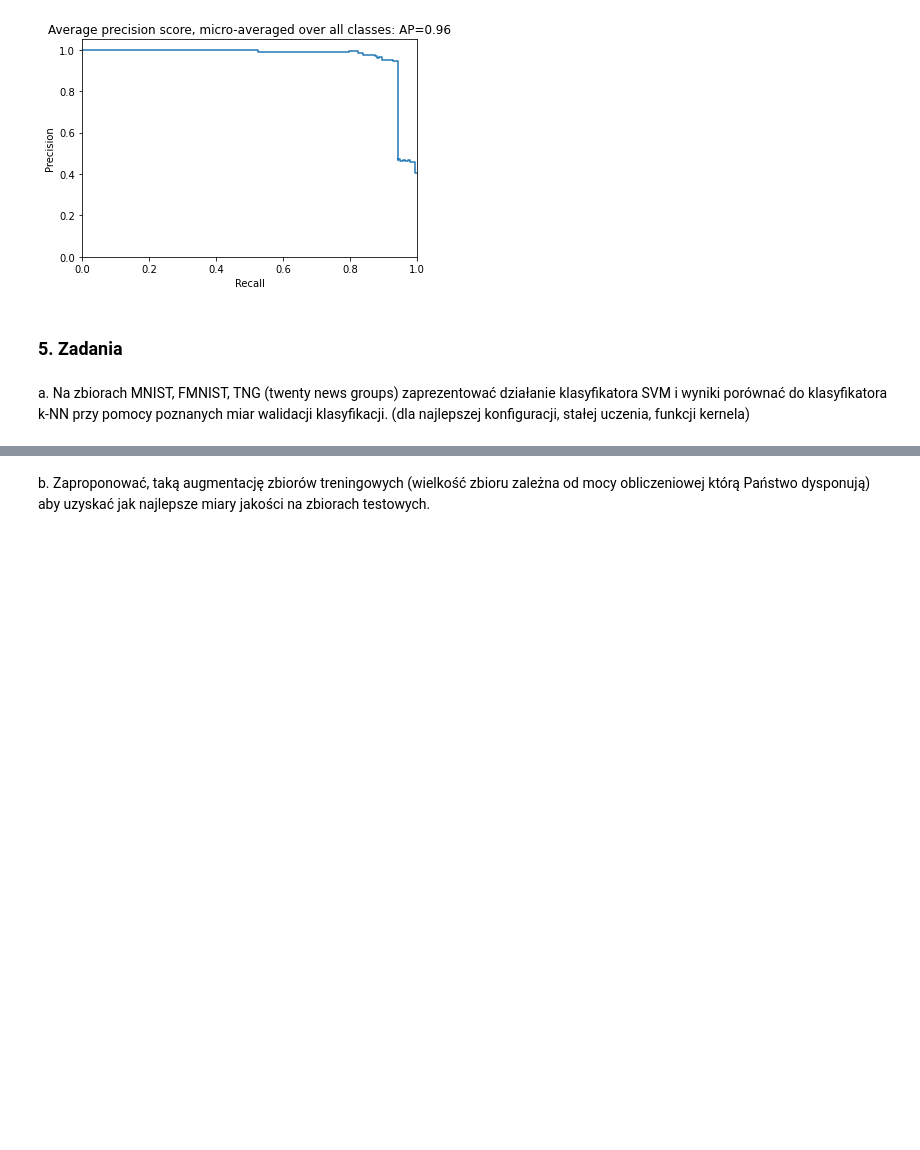
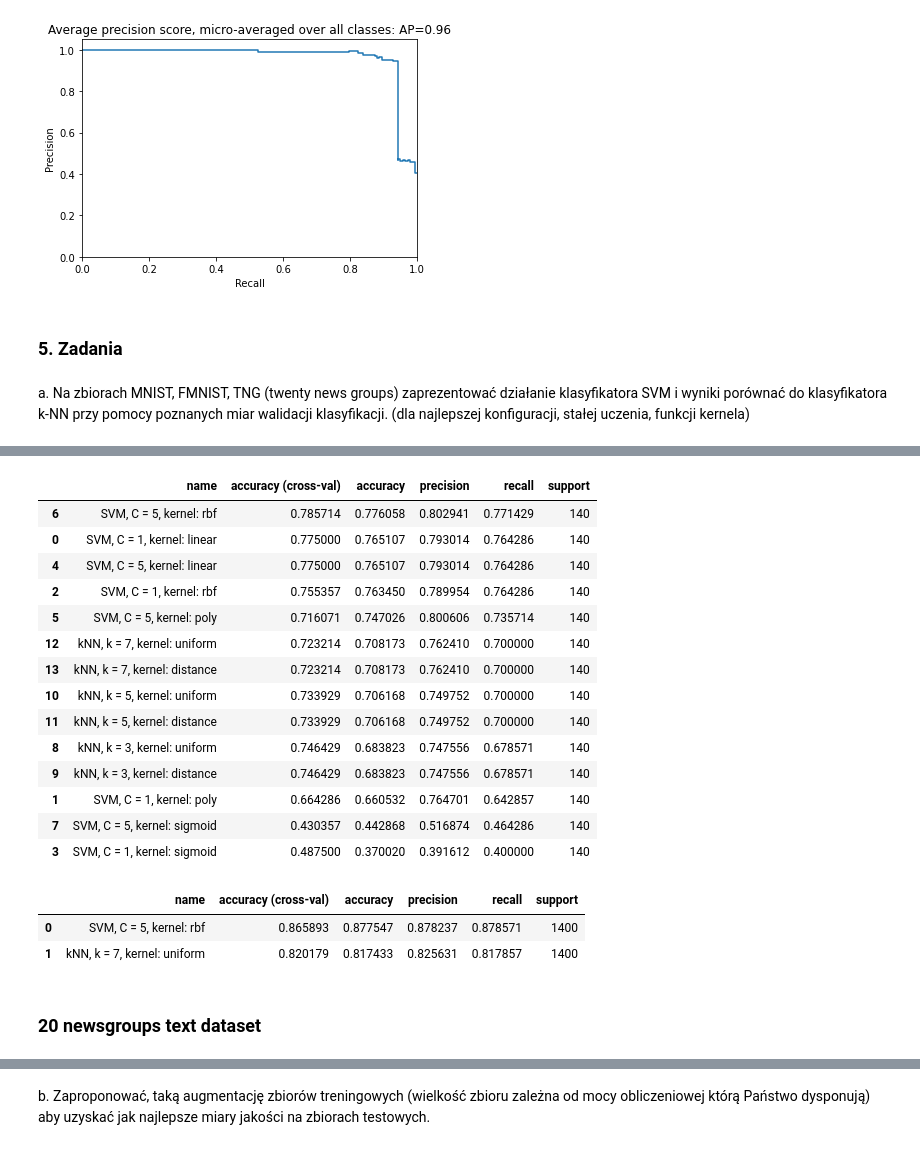
Before and after one commit to filipsl/ml-lab-solutions, a Jupyter notebook: notebook-3/notebook.ipynb, the cells around one changed output, grey strips where cells are left out. Cells and saved outputs as stored; diff of their text form; code cells hidden in the pictures; blank space fills up the shorter version.

```diff
--- a/notebook-3/notebook.ipynb
+++ b/notebook-3/notebook.ipynb
@@ -417,0 +532,2 @@ walidacji klasyfikacji. (dla najlepszej konfiguracji, stałej uczenia, funkcji k
+# %%
+fmnist = fetch_openml("Fashion-MNIST", data_home="./fmnist", cache=True)
@@ -417,0 +554,20 @@ walidacji klasyfikacji. (dla najlepszej konfiguracji, stałej uczenia, funkcji k
+# %%
+X_train, X_test, y_train, y_test = train_test_split(fmnist.data, fmnist.target, train_size=0.008, test_size=0.002, random_state=1)
+# %%
+evaluate_all(X_train, X_test, y_train, y_test)
+# %% [output]
+|  | name | accuracy (cross-val) | accuracy | precision | recall | support |
+| 6 | SVM, C = 5, kernel: rbf | 0.785714 | 0.776058 | 0.802941 | 0.771429 | 140 |
+| 0 | SVM, C = 1, kernel: linear | 0.775000 | 0.765107 | 0.793014 | 0.764286 | 140 |
+| 4 | SVM, C = 5, kernel: linear | 0.775000 | 0.765107 | 0.793014 | 0.764286 | 140 |
+| 2 | SVM, C = 1, kernel: rbf | 0.755357 | 0.763450 | 0.789954 | 0.764286 | 140 |
+| 5 | SVM, C = 5, kernel: poly | 0.716071 | 0.747026 | 0.800606 | 0.735714 | 140 |
+| 12 | kNN, k = 7, kernel: uniform | 0.723214 | 0.708173 | 0.762410 | 0.700000 | 140 |
+| 13 | kNN, k = 7, kernel: distance | 0.723214 | 0.708173 | 0.762410 | 0.700000 | 140 |
+| 10 | kNN, k = 5, kernel: uniform | 0.733929 | 0.706168 | 0.749752 | 0.700000 | 140 |
+| 11 | kNN, k = 5, kernel: distance | 0.733929 | 0.706168 | 0.749752 | 0.700000 | 140 |
+| 8 | kNN, k = 3, kernel: uniform | 0.746429 | 0.683823 | 0.747556 | 0.678571 | 140 |
+| 9 | kNN, k = 3, kernel: distance | 0.746429 | 0.683823 | 0.747556 | 0.678571 | 140 |
+| 1 | SVM, C = 1, kernel: poly | 0.664286 | 0.660532 | 0.764701 | 0.642857 | 140 |
+| 7 | SVM, C = 5, kernel: sigmoid | 0.430357 | 0.442868 | 0.516874 | 0.464286 | 140 |
+| 3 | SVM, C = 1, kernel: sigmoid | 0.487500 | 0.370020 | 0.391612 | 0.400000 | 140 |
@@ -417,0 +576,8 @@ walidacji klasyfikacji. (dla najlepszej konfiguracji, stałej uczenia, funkcji k
+# %%
+compare_best(X_train, X_test, y_train, y_test, C=5, k=7, knn_kernel='uniform', svm_kernel='rbf')
+# %% [output]
+|  | name | accuracy (cross-val) | accuracy | precision | recall | support |
+| 0 | SVM, C = 5, kernel: rbf | 0.865893 | 0.877547 | 0.878237 | 0.878571 | 1400 |
+| 1 | kNN, k = 7, kernel: uniform | 0.820179 | 0.817433 | 0.825631 | 0.817857 | 1400 |
+# %% [markdown]
+### 20 newsgroups text dataset
```
Also changed, not shown: parts of 25 cells of this notebook.
